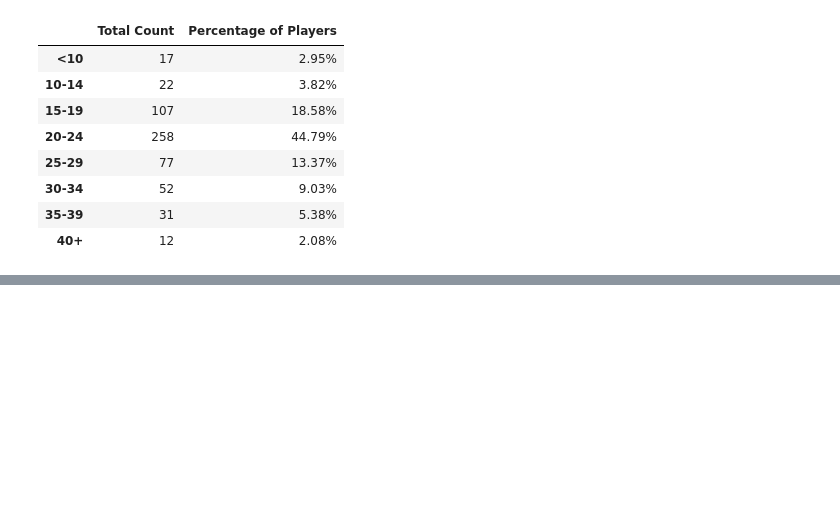
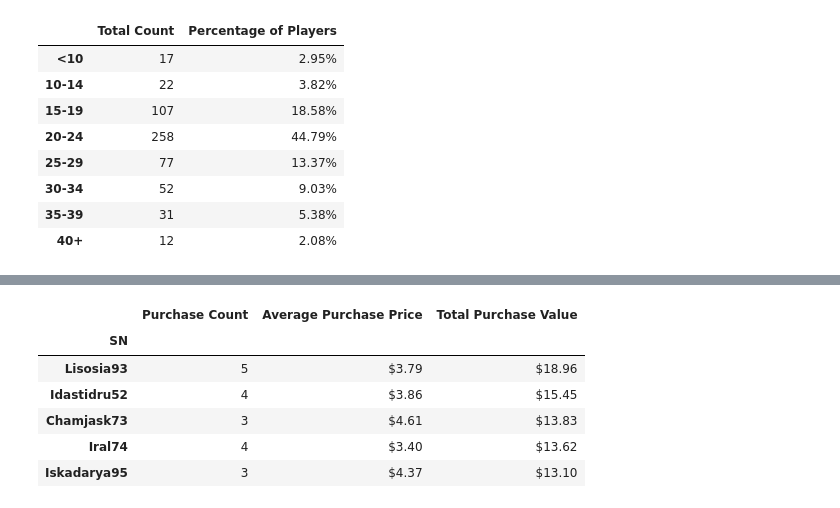
Before and after one commit to azpunit/pandas-challenge, a Jupyter notebook: HeroesOfPymoli/HeroesOfPymoli.ipynb, the cells around one changed output, grey strips where cells are left out. Cells and saved outputs as stored; diff of their text form; code cells hidden in the pictures; blank space fills up the shorter version.

```diff
--- a/HeroesOfPymoli/HeroesOfPymoli.ipynb
+++ b/HeroesOfPymoli/HeroesOfPymoli.ipynb
@@ -241,0 +299,33 @@ purchase_analysis_age
+# %%
+# The following code allowed us to group our data by player nickname.
+purchase_data_df = purchase_data.groupby("SN")
+
+# The following code allowed us to calculate all the numerical values needed to create our dataframe.
+purchase_count = purchase_data_df["SN"].count()
+average_price = purchase_data_df["Price"].mean()
+total_purchase_value = purchase_data_df["Price"].sum()
+
+# The following code allowed us to create our dataframe by sorting it from the highest to the lowest
+# total purchase value with exctracting its header and formating it.
+raw_top_spender = pd.DataFrame({"Purchase Count": purchase_count,
+                                "Average Purchase Price": average_price,
+                                "Total Purchase Value": total_purchase_value,
+                               })
+
+intermediary_top_spender = raw_top_spender.sort_values("Total Purchase Value", ascending=False)
+
+intermediary_top_spender_2 = intermediary_top_spender.head()
+
+top_spender = intermediary_top_spender_2.style.format({"Average Purchase Price": ("${:.2f}"),
+                                                       "Total Purchase Value": ("${:,.2f}"),
+                                                      })
+
+top_spender
+# %% [output]
+|  | Purchase Count | Average Purchase Price | Total Purchase Value |
+| SN |  |  |  |
+| Lisosia93 | 5 | $3.79 | $18.96 |
+| Idastidru52 | 4 | $3.86 | $15.45 |
+| Chamjask73 | 3 | $4.61 | $13.83 |
+| Iral74 | 4 | $3.40 | $13.62 |
+| Iskadarya95 | 3 | $4.37 | $13.10 |
```
Also changed, not shown: parts of 29 cells of this notebook, 4 other files.
